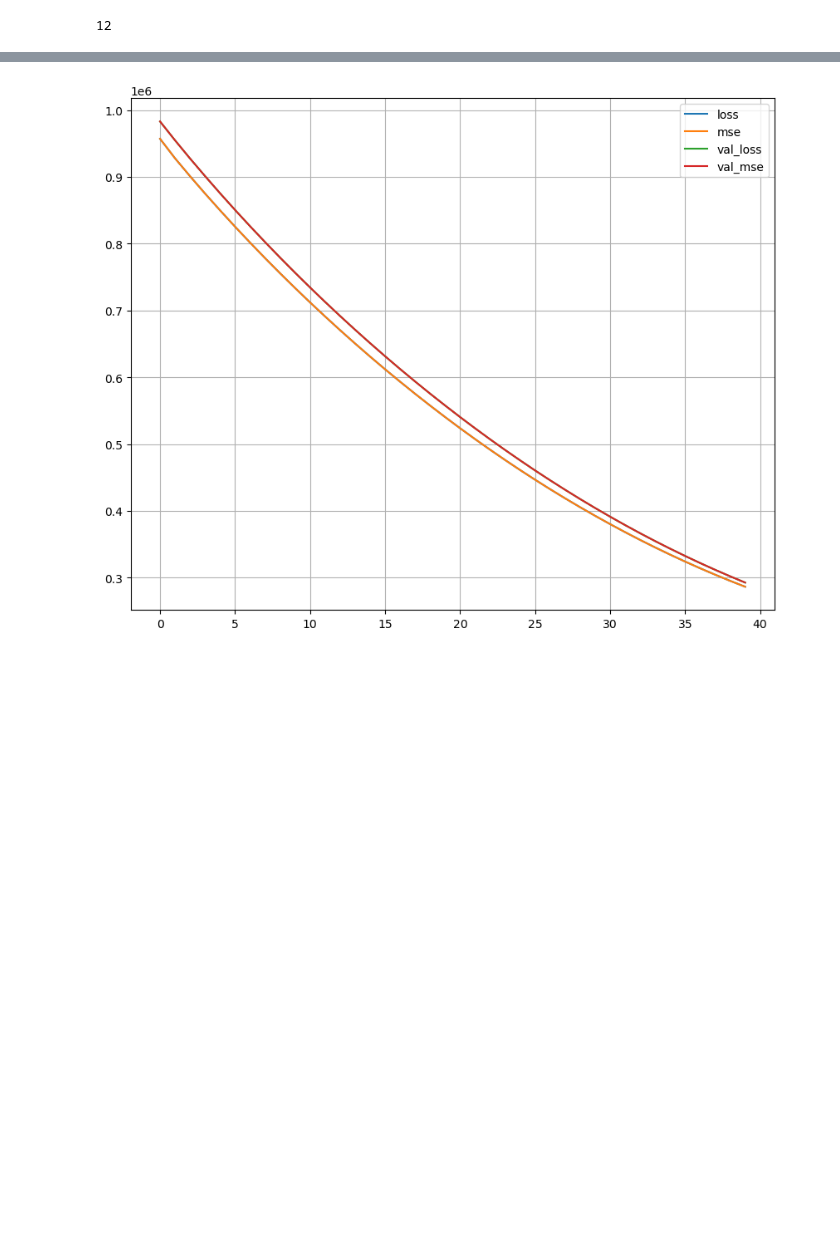
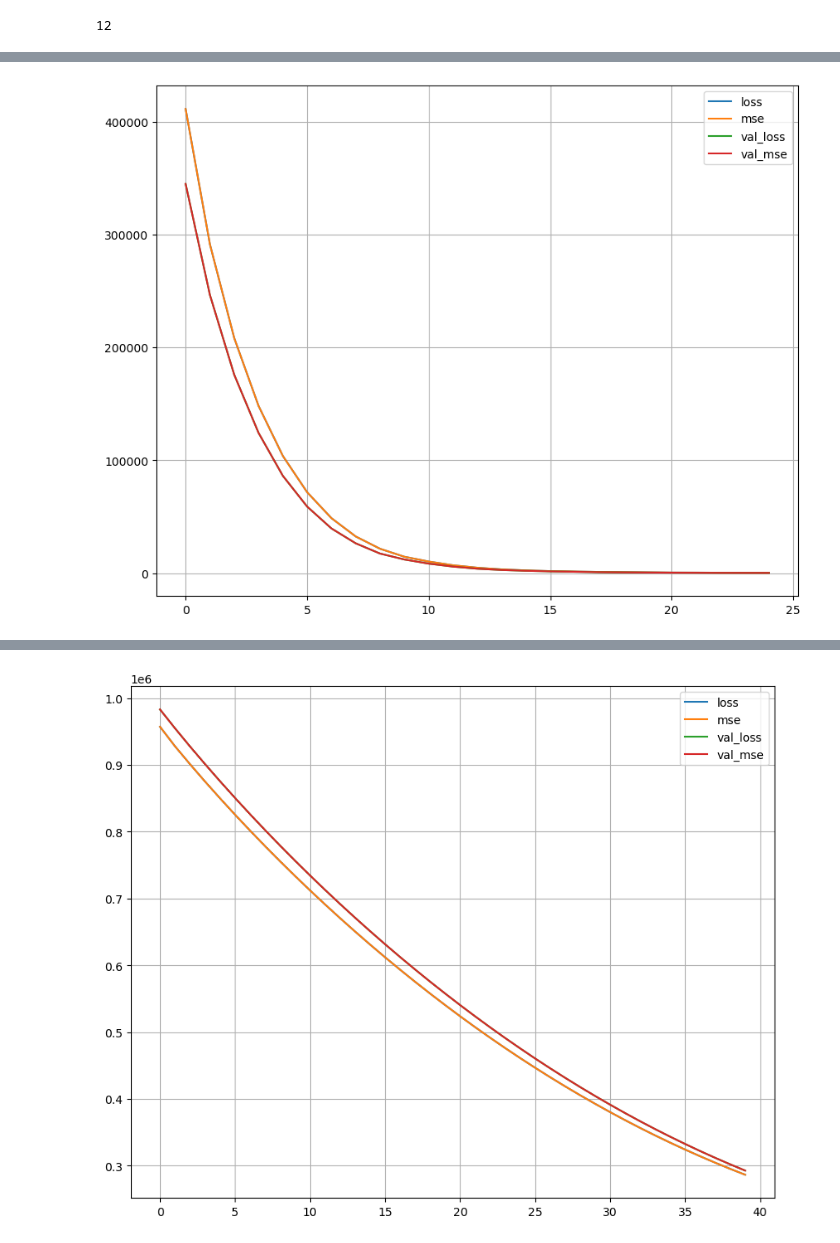
Before and after one commit to MatteoMascheroni1/AI_for_decision_making_and_control, a Jupyter notebook: assignment_3/LSTM.ipynb, the cells around one changed output, grey strips where cells are left out. Cells and saved outputs as stored; diff of their text form; code cells hidden in the pictures; blank space fills up the shorter version.

```diff
--- a/assignment_3/LSTM.ipynb
+++ b/assignment_3/LSTM.ipynb
@@ -148,0 +281,11 @@ model_x.evaluate(X_xtest, y_xtest)
+# %%
+model_xy_2l = keras.models.Sequential([
+    keras.layers.LSTM(units=1000, input_shape=[62,12], return_sequences= True),
+    keras.layers.LSTM(100),
+    keras.layers.Dense(units=10,activation='linear')
+])
+model_xy_2l.compile(optimizer='adam', loss = 'mse', metrics=['mse'])
+
+# Assuming you have X_train and y_train for training data
+# Adjust batch_size and epochs based on your requirements
+history_xy_2l = model_xy_2l.fit(X_xytrain, y_xytrain, epochs=25, validation_data=(X_xyvalid, y_xyvalid))
@@ -148,0 +338,5 @@ model_x.evaluate(X_xtest, y_xtest)
+# %%
+pd.DataFrame(history_xy_2l.history).plot(figsize=(10,8))
+plt.grid(True)
+# %% [output]
+[figure, added]
```
Also changed, not shown: parts of 38 cells of this notebook, 1 other file.
